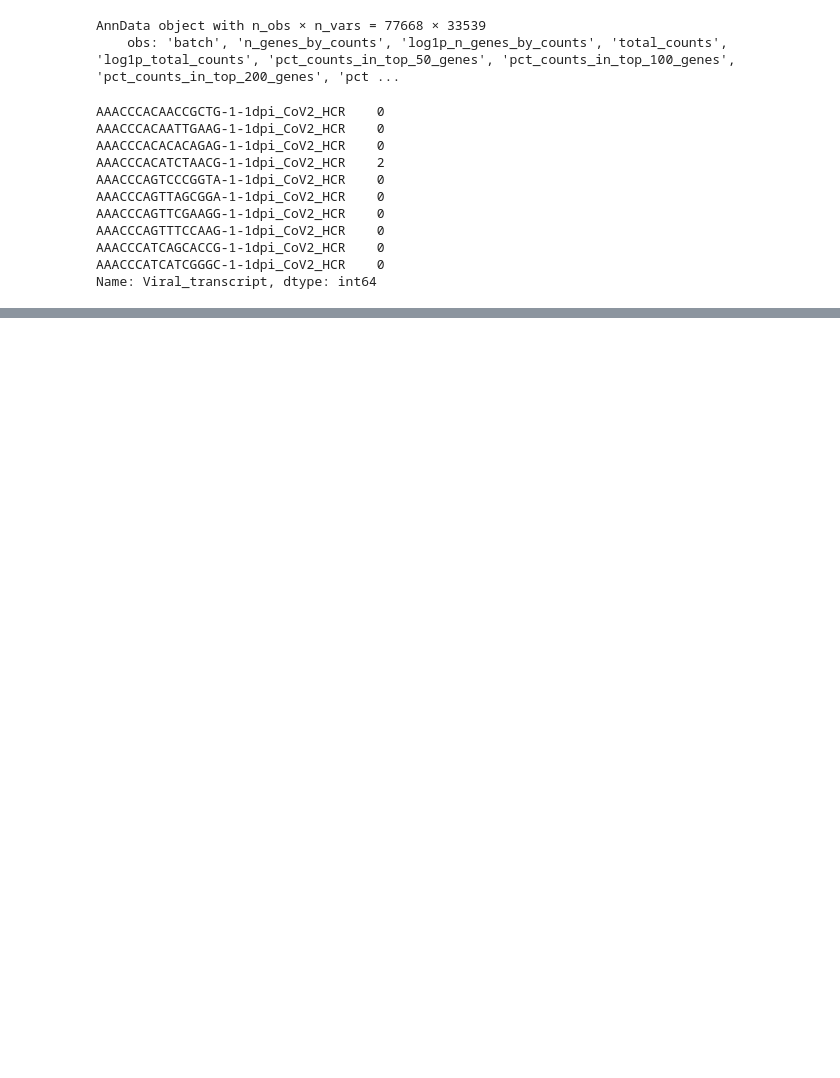
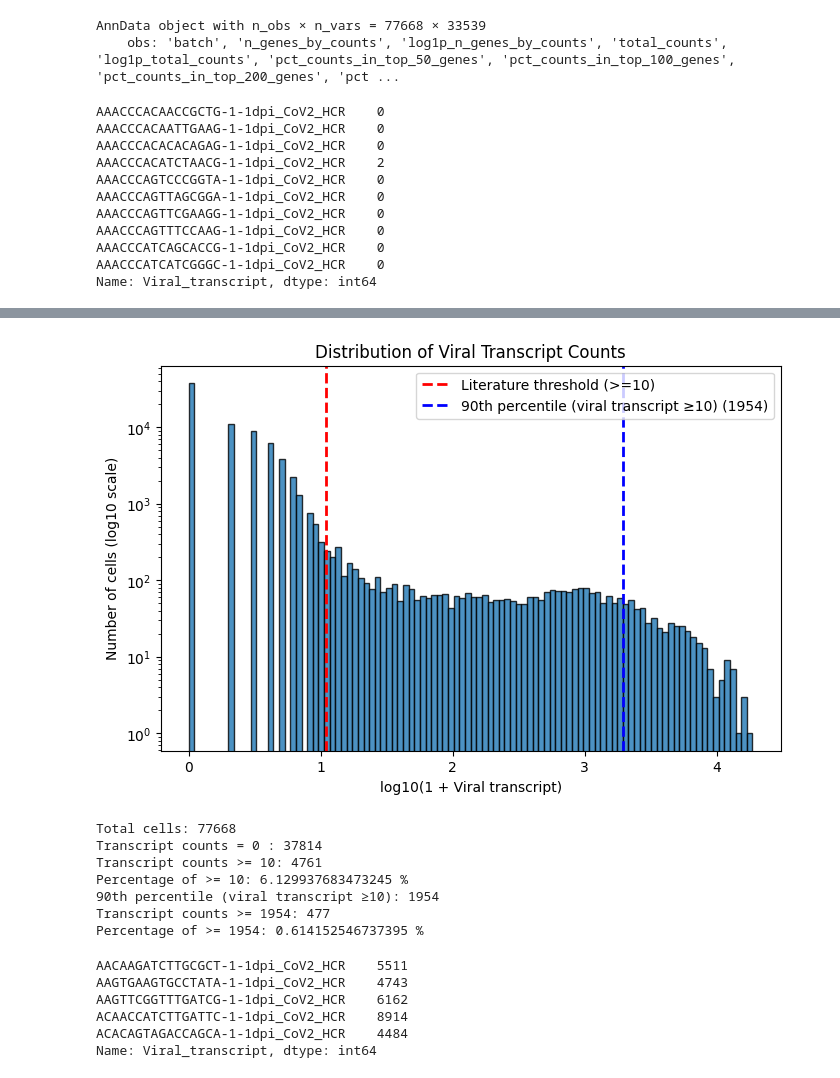
Before and after one commit to Lai-jun-yan/Academia-Sinica-internship-project, a Jupyter notebook: Aim_2/資料探勘/Ravindra2021.raw_count.stdprep.h5ad_資料探勘.ipynb, the cells around one changed output, grey strips where cells are left out. Saved outputs shown, nothing was run; the diff lists cells and outputs as text; code cells hidden in the pictures; blank space fills up the shorter version.

```diff
--- a/Aim_2/資料探勘/Ravindra2021.raw_count.stdprep.h5ad_資料探勘.ipynb
+++ b/Aim_2/資料探勘/Ravindra2021.raw_count.stdprep.h5ad_資料探勘.ipynb
@@ -34,0 +144,76 @@ plt.show()
+# %%
+import numpy as np
+import matplotlib.pyplot as plt
+
+viral = adata.obs["Viral_transcript"]
+
+# candidate infected
+viral_10 = viral[viral >= 10]
+
+# 找 p90 (原始尺度)
+p90 = np.percentile(viral_10, 90)
+
+# 轉換到目前圖的 x 軸尺度
+p90_log = np.log10(p90 + 1)
+
+plt.figure(figsize=(8,5))
+
+plt.hist(
+    np.log10(viral + 1),
+    bins=100,
+    edgecolor="black",
+    alpha=0.8
+)
+
+# 文獻 threshold >=10
+plt.axvline(
+    np.log10(11),
+    color="red",
+    linestyle="--",
+    linewidth=2,
+    label="Literature threshold (>=10)"
+)
+
+# p90 threshold
+plt.axvline(
+    p90_log,
+    color="blue",
+    linestyle="--",
+    linewidth=2,
+    label=f"90th percentile (viral transcript ≥10) ({p90:.0f})"
+)
+
+plt.yscale("log")
+
+plt.xlabel("log10(1 + Viral transcript)")
+plt.ylabel("Number of cells (log10 scale)")
+plt.title("Distribution of Viral Transcript Counts")
+plt.legend()
+
+plt.show()
+
+print("Total cells:", len(viral))
+print("Transcript counts = 0 :", (viral == 0).sum())
+print("Transcript counts >= 10:", (viral >= 10).sum())
+print("Percentage of >= 10:", (viral >= 10).mean()*100, "%")
+print("90th percentile (viral transcript ≥10):", int(p90))
+print(f"Transcript counts >= {int(p90)}:", len(viral[viral >= p90]))
+print(f"Percentage of >= {int(p90)}:",(viral >= p90).mean()*100, "%")
+# %% [output]
+[figure, added]
+Total cells: 77668
+Transcript counts = 0 : 37814
+Transcript counts >= 10: 4761
+Percentage of >= 10: 6.129937683473245 %
+90th percentile (viral transcript ≥10): 1954
+Transcript counts >= 1954: 477
+Percentage of >= 1954: 0.614152546737395 %
+# %%
+print(viral[viral >= p90].head())
+# %% [output]
+AACAAGATCTTGCGCT-1-1dpi_CoV2_HCR    5511
+AAGTGAAGTGCCTATA-1-1dpi_CoV2_HCR    4743
+AAGTTCGGTTTGATCG-1-1dpi_CoV2_HCR    6162
+ACAACCATCTTGATTC-1-1dpi_CoV2_HCR    8914
+ACACAGTAGACCAGCA-1-1dpi_CoV2_HCR    4484
+Name: Viral_transcript, dtype: int64
```
Also changed, not shown: parts of 10 cells of this notebook, 1 other file.
